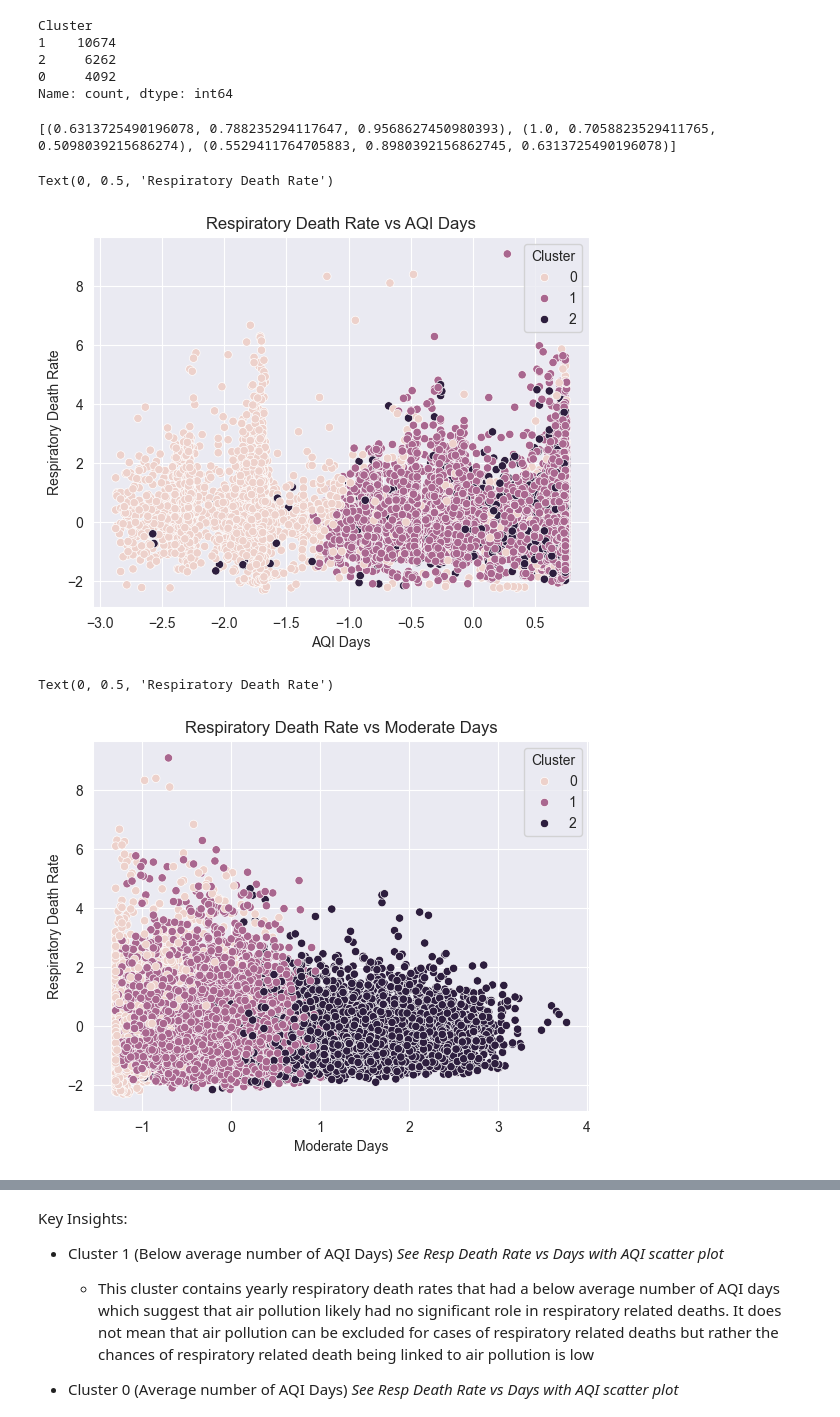
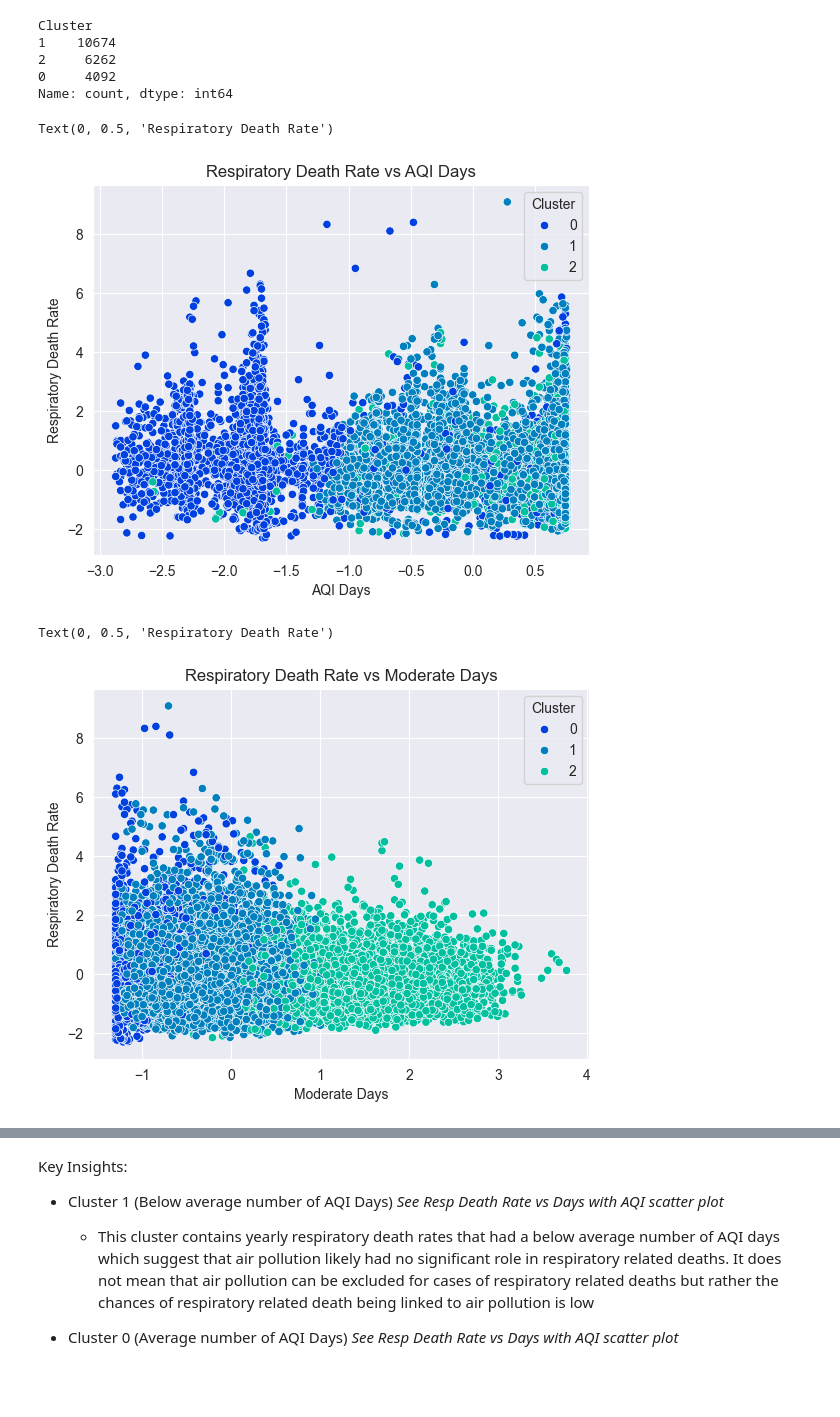
Before and after one commit to Group-7-Data-Mining/Data-Mining-Final-Project-Group-7, a Jupyter notebook: Data Mining Final Project Clustering.ipynb, the cells around one changed output, grey strips where cells are left out. Cells and saved outputs as stored; diff of their text form; code cells hidden in the pictures; blank space fills up the shorter version.

Commit message:
Final Project Clustering Results
Modified scatterplots to chosen colors.

```diff
--- a/Data Mining Final Project Clustering.ipynb
+++ b/Data Mining Final Project Clustering.ipynb
@@ -87,23 +87,21 @@ Name: count, dtype: int64
 # %%
 #Next set of code blocks is plotting the clusters with respiratory death rate being on the y-axis and the AQI days and pollutant types on the x-axis
 # %%
-#custom_colors = sns.color_palette("pastel", 3)
+custom_colors = ["#0040df", '#0080bf','#00c09f']
-# %% [output]
-[(0.6313725490196078, 0.788235294117647, 0.9568627450980393), (1.0, 0.7058823529411765, 0.5098039215686274), (0.5529411764705883, 0.8980392156862745, 0.6313725490196078)]
 # %%
-sns.scatterplot(x = df['Days with AQI'], y = df['Resp Death Rate'], hue=df['Cluster'])
+sns.scatterplot(x = df['Days with AQI'], y = df['Resp Death Rate'], hue=df['Cluster'], palette=custom_colors)
 plt.title("Respiratory Death Rate vs AQI Days")
 plt.xlabel('AQI Days')
 plt.ylabel('Respiratory Death Rate')
 # %% [output]
 Text(0, 0.5, 'Respiratory Death Rate')
-[figure, old version]
+[figure, new version]
 # %%
-sns.scatterplot(x = df['Moderate Days'], y = df['Resp Death Rate'], hue=df['Cluster'])
+sns.scatterplot(x = df['Moderate Days'], y = df['Resp Death Rate'], hue=df['Cluster'], palette=custom_colors)
 plt.title("Respiratory Death Rate vs Moderate Days")
 plt.xlabel('Moderate Days')
 plt.ylabel('Respiratory Death Rate')
 # %% [output]
 Text(0, 0.5, 'Respiratory Death Rate')
-[figure, old version]
+[figure, new version]
 # %%
```
Also changed, not shown: parts of 12 cells of this notebook.
